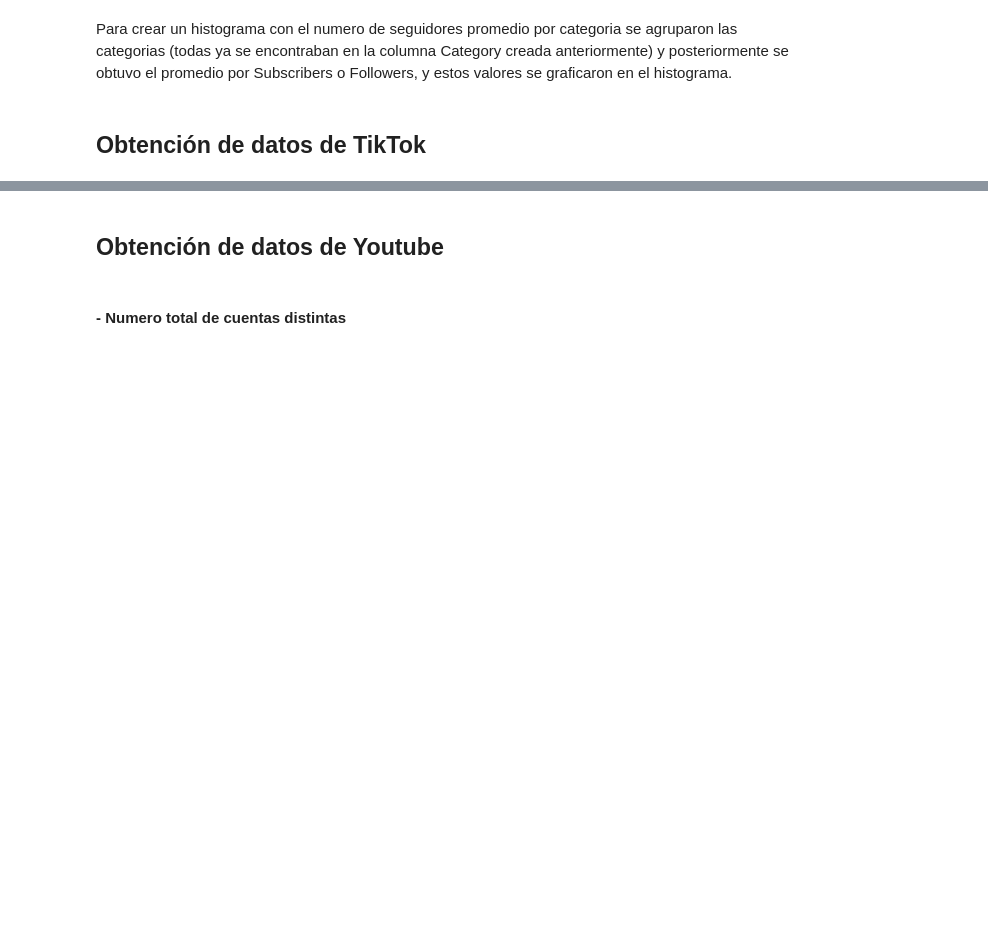
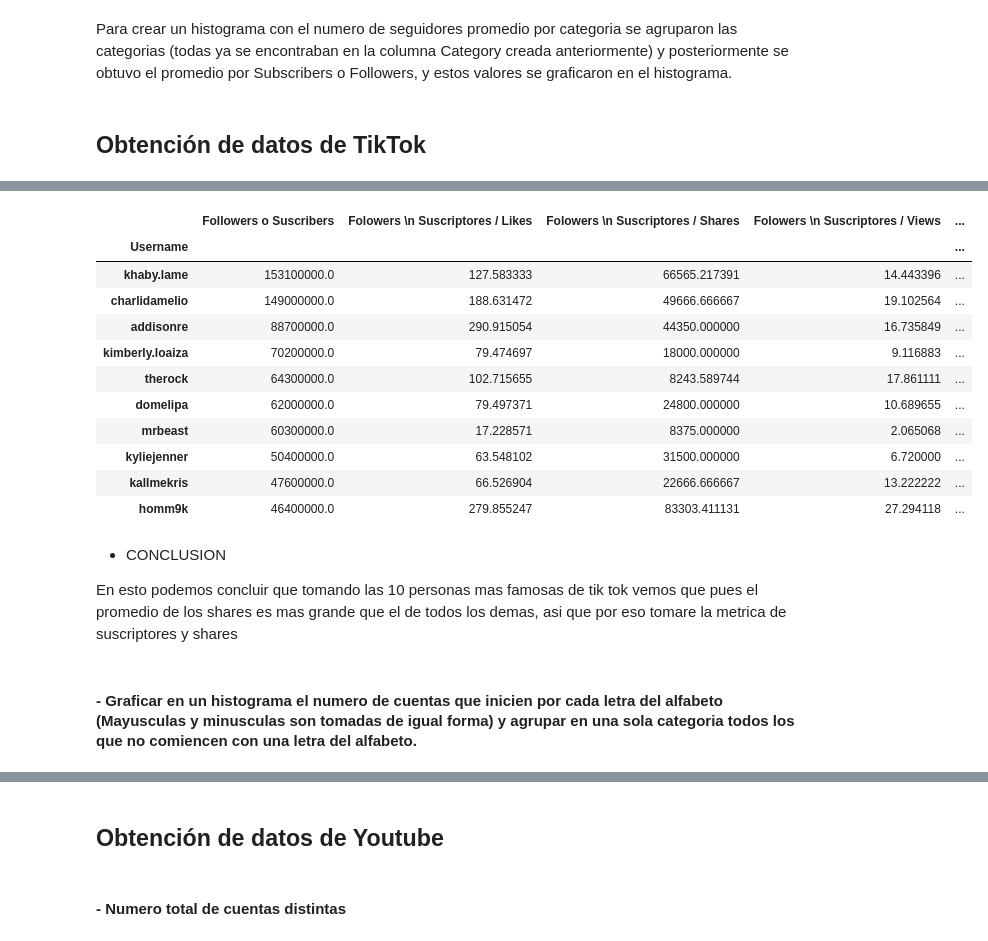
Before and after one commit to MonicaGonzalez30/CienciaDatosLasChicasSuperpoderosas, a Jupyter notebook: Proyectos/Unidad2/Redes_Sociales.ipynb, the cells around one changed output, grey strips where cells are left out. Cells and saved outputs as stored; diff of their text form; code cells hidden in the pictures; blank space fills up the shorter version.

```diff
--- a/Proyectos/Unidad2/Redes_Sociales.ipynb
+++ b/Proyectos/Unidad2/Redes_Sociales.ipynb
@@ -836,0 +930,27 @@ Para crear un histograma con el numero de seguidores promedio por categoria se a
+# %%
+df_Metrica = metrica_valores.sort_values('Followers o Suscribers', ascending=False)
+df_Metrica['Folowers \n Suscriptores / Likes'] = df_Metrica['Followers o Suscribers'] / df_Metrica['Likes']
+# %%
+df_Metrica['Folowers \n Suscriptores / Shares'] = df_Metrica['Followers o Suscribers'] / df_Metrica['Shares']
+df_Metrica['Folowers \n Suscriptores / Views'] = df_Metrica['Followers o Suscribers'] / df_Metrica['Views']
+df_Metrica['Folowers \n Suscriptores / Comments'] = df_Metrica['Followers o Suscribers'] / df_Metrica['Comments']
+df_Metrica.loc[:, ['Followers o Suscribers', 'Folowers \n Suscriptores / Likes', 'Folowers \n Suscriptores / Shares', 'Folowers \n Suscriptores / Views', 'Folowers \n Suscriptores / Comments']].sort_values('Followers o Suscribers', ascending=False).head(10)
+# %% [output]
+|  | Followers o Suscribers | Folowers \n Suscriptores / Likes | Folowers \n Suscriptores / Shares | Folowers \n Suscriptores / Views | ... |
+| Username |  |  |  |  | ... |
+| khaby.lame | 153100000.0 | 127.583333 | 66565.217391 | 14.443396 | ... |
+| charlidamelio | 149000000.0 | 188.631472 | 49666.666667 | 19.102564 | ... |
+| addisonre | 88700000.0 | 290.915054 | 44350.000000 | 16.735849 | ... |
+| kimberly.loaiza | 70200000.0 | 79.474697 | 18000.000000 | 9.116883 | ... |
+| therock | 64300000.0 | 102.715655 | 8243.589744 | 17.861111 | ... |
+| domelipa | 62000000.0 | 79.497371 | 24800.000000 | 10.689655 | ... |
+| mrbeast | 60300000.0 | 17.228571 | 8375.000000 | 2.065068 | ... |
+| kyliejenner | 50400000.0 | 63.548102 | 31500.000000 | 6.720000 | ... |
+| kallmekris | 47600000.0 | 66.526904 | 22666.666667 | 13.222222 | ... |
+| homm9k | 46400000.0 | 279.855247 | 83303.411131 | 27.294118 | ... |
+# %% [markdown]
+- CONCLUSION
+
+En esto podemos concluir que tomando las 10 personas mas famosas de tik tok vemos que pues el promedio de los shares es mas grande que el de todos los demas, asi que por eso tomare la metrica de suscriptores y shares
+# %% [markdown]
+#### - Graficar en un histograma el numero de cuentas que inicien por cada letra del alfabeto (Mayusculas y minusculas son tomadas de igual forma) y agrupar en una sola categoria todos los que no comiencen con una letra del alfabeto.
```
Also changed, not shown: parts of 75 cells of this notebook.
